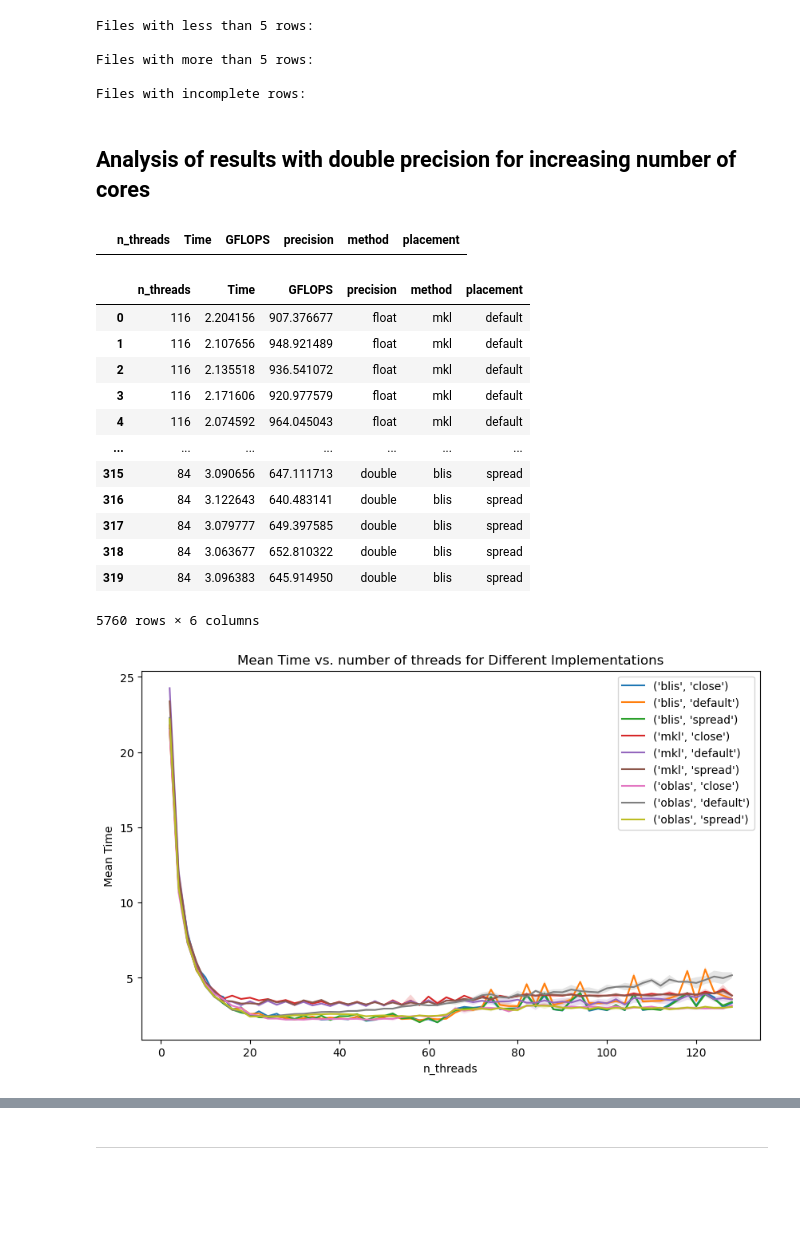
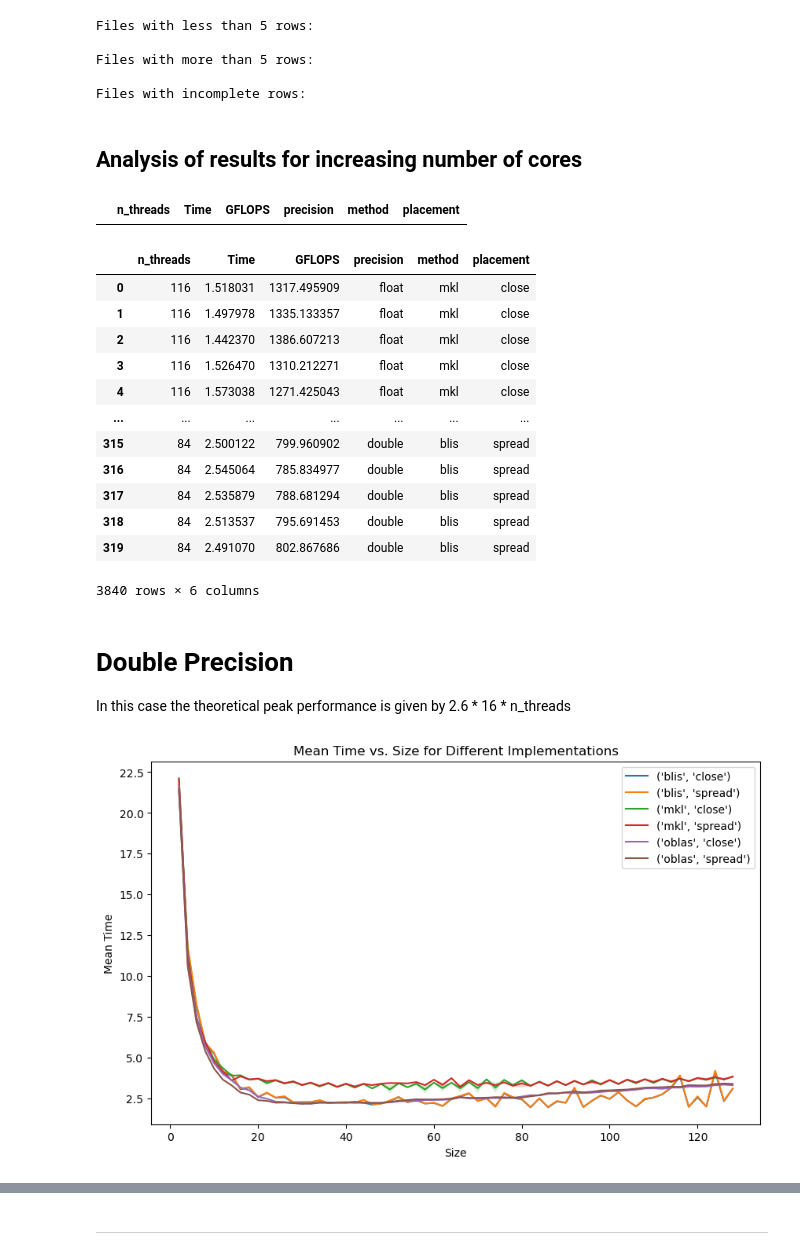
Before and after one commit to SDavenia/FHPC_Assignment, a Jupyter notebook: Exercise2/EPYC/cores/analysis.ipynb, the cells around one changed output, grey strips where cells are left out. Cells and saved outputs as stored; diff of their text form; code cells hidden in the pictures; blank space fills up the shorter version.

```diff
--- a/Exercise2/EPYC/cores/analysis.ipynb
+++ b/Exercise2/EPYC/cores/analysis.ipynb
@@ -54,11 +53,11 @@ Files with more than 5 rows:
 
 Files with incomplete rows:
 # %% [markdown]
-## Analysis of results with double precision for increasing number of cores
+## Analysis of results for increasing number of cores
 # %%
 methods = ['mkl', 'oblas', 'blis']
 precision = ['float', 'double']
-placement = ['default', 'close', 'spread']
+placement = ['close', 'spread'] # Poi ci sarà da aggiungere master
 # %%
 df = pd.DataFrame(columns=['n_threads', 'Time', 'GFLOPS', 'precision', 'method', 'placement'])
 df
@@ -94,47 +93,50 @@ for pl in placement:
 df
 # %% [output]
 |  | n_threads | Time | GFLOPS | precision | method | placement |
-| 0 | 116 | 2.204156 | 907.376677 | float | mkl | default |
-| 1 | 116 | 2.107656 | 948.921489 | float | mkl | default |
-| 2 | 116 | 2.135518 | 936.541072 | float | mkl | default |
-| 3 | 116 | 2.171606 | 920.977579 | float | mkl | default |
-| 4 | 116 | 2.074592 | 964.045043 | float | mkl | default |
+| 0 | 116 | 1.518031 | 1317.495909 | float | mkl | close |
+| 1 | 116 | 1.497978 | 1335.133357 | float | mkl | close |
+| 2 | 116 | 1.442370 | 1386.607213 | float | mkl | close |
+| 3 | 116 | 1.526470 | 1310.212271 | float | mkl | close |
+| 4 | 116 | 1.573038 | 1271.425043 | float | mkl | close |
 | ... | ... | ... | ... | ... | ... | ... |
-| 315 | 84 | 3.090656 | 647.111713 | double | blis | spread |
-| 316 | 84 | 3.122643 | 640.483141 | double | blis | spread |
-| 317 | 84 | 3.079777 | 649.397585 | double | blis | spread |
-| 318 | 84 | 3.063677 | 652.810322 | double | blis | spread |
-| 319 | 84 | 3.096383 | 645.914950 | double | blis | spread |
+| 315 | 84 | 2.500122 | 799.960902 | double | blis | spread |
+| 316 | 84 | 2.545064 | 785.834977 | double | blis | spread |
+| 317 | 84 | 2.535879 | 788.681294 | double | blis | spread |
+| 318 | 84 | 2.513537 | 795.691453 | double | blis | spread |
+| 319 | 84 | 2.491070 | 802.867686 | double | blis | spread |
-5760 rows × 6 columns
+3840 rows × 6 columns
+# %% [markdown]
+# Double Precision
+In this case the theoretical peak performance is given by 2.6 * 16 * n_threads
 # %%
-grouped_double = df[df['precision']=='double'] # We filter to select only the double precision rows.
+grouped_double = df[df['precision']=='double']
 grouped_double.drop(columns=['precision'])
 
 grouped_double = grouped_double.groupby(['method', 'placement', 'n_threads'])
 
 
 # Calculate the mean, minimum, and maximum of 'Time' for each group
 agg_df = grouped_double['Time'].agg(['mean', 'min', 'max', 'std']).reset_index()
 
 # Create a figure and axis
 plt.figure(figsize=(10, 6))
 for name, group in agg_df.groupby(['method', 'placement']):
     plt.plot(group['n_threads'], group['mean'], label=name)
     plt.fill_between(group['n_threads'],
                      group['mean'] - group['std'],
                      group['mean'] + group['std'],
                      alpha=0.2)
 
 # Add labels and legend
-plt.title('Mean Time vs. number of threads for Different Implementations')
-plt.xlabel('n_threads')
+plt.title('Mean Time vs. Size for Different Implementations')
+plt.xlabel('Size')
 plt.ylabel('Mean Time')
 plt.legend()
 
 # Show the plot
 plt.show()
 # %% [output]
-[figure, old version]
+[figure, new version]
 # %%
 grouped_double = df[df['precision']=='double']
 grouped_double.drop(columns=['precision'])
```
Also changed, not shown: parts of 6 cells of this notebook, 1 other file.
